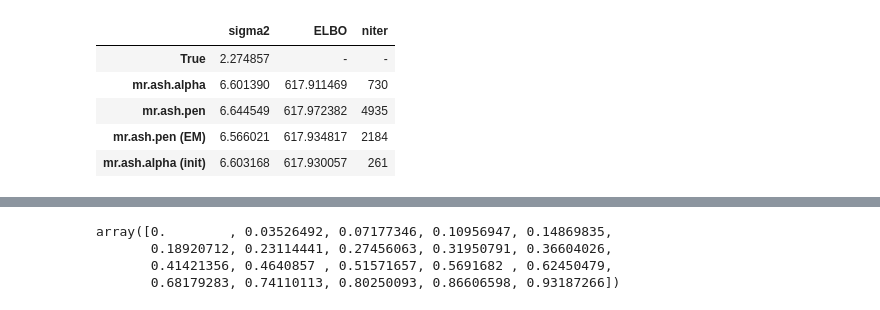
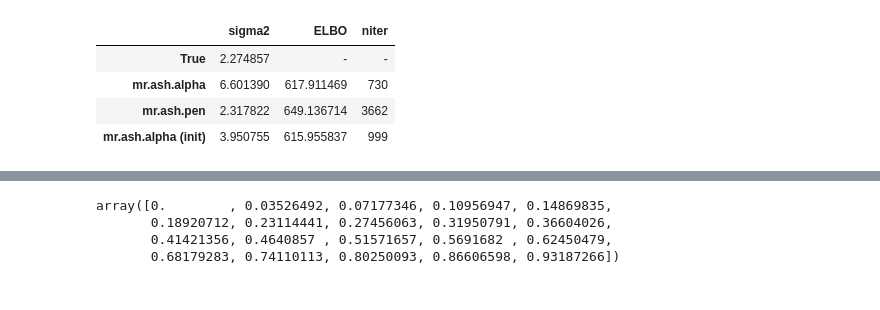
Before and after one commit to banskt/mr-ash-pen-workspace, a Jupyter notebook: notebooks/objective_comparison/mrashpen_initialization.ipynb, the cells around one changed output, grey strips where cells are left out. Cells and saved outputs as stored; diff of their text form; code cells hidden in the pictures.

```diff
--- a/notebooks/objective_comparison/mrashpen_initialization.ipynb
+++ b/notebooks/objective_comparison/mrashpen_initialization.ipynb
@@ -162,13 +162,13 @@ mr.ash.pen
 # plr_lbfgs = PLR(method = 'L-BFGS-B', optimize_w = True, optimize_s = False, is_prior_scaled = True,
 #                 debug = False, display_progress = False, calculate_elbo = True, maxiter = 2000)
 # plr_lbfgs.fit(X, y, sk, binit = None, winit = wk, s2init = s2init)
-plr_lbfgs = lbfgsfit.method_oneup(X, y, sk, wk, binit = lasso_b, s2init = s2init, calculate_elbo = True)
+plr_lbfgs = lbfgsfit.method_fixseq_simple(X, y, sk, wk, binit = lasso_b, s2init = s2init, calculate_elbo = True)
 
 
 '''
 mr.ash.pen (EM)
 '''
-plr_eb = ebfit(X, y, sk, wk, binit = lasso_b, s2init = 1, maxiter = 400, qb_maxiter = 50)
+#plr_eb = ebfit(X, y, sk, wk, binit = lasso_b, s2init = 1, maxiter = 400, qb_maxiter = 50)
 
 
 '''
@@ -276,12 +218,16 @@ plot_convergence(objs, methods, kinit)
 # %%
-objs     = [mrash_r, plr_lbfgs, plr_eb, mrash_r_init]
-methods  = ["mr.ash.alpha", "mr.ash.pen", "mr.ash.pen (EM)", "mr.ash.alpha (init)"]
+# objs     = [mrash_r, plr_lbfgs, plr_eb, mrash_r_init]
+# methods  = ["mr.ash.alpha", "mr.ash.pen", "mr.ash.pen (EM)", "mr.ash.alpha (init)"]
+# df       = linreg_summary_df(strue, objs, methods)
+# df
+
+objs     = [mrash_r, plr_lbfgs, mrash_r_init]
+methods  = ["mr.ash.alpha", "mr.ash.pen", "mr.ash.alpha (init)"]
 df       = linreg_summary_df(strue, objs, methods)
 df
 # %% [output]
 |  | sigma2 | ELBO | niter |
 | True | 2.274857 | - | - |
 | mr.ash.alpha | 6.601390 | 617.911469 | 730 |
-| mr.ash.pen | 6.644549 | 617.972382 | 4935 |
-| mr.ash.pen (EM) | 6.566021 | 617.934817 | 2184 |
-| mr.ash.alpha (init) | 6.603168 | 617.930057 | 261 |
+| mr.ash.pen | 2.317822 | 649.136714 | 3662 |
+| mr.ash.alpha (init) | 3.950755 | 615.955837 | 999 |
```
Also changed, not shown: parts of 24 cells of this notebook, 3 other files.
